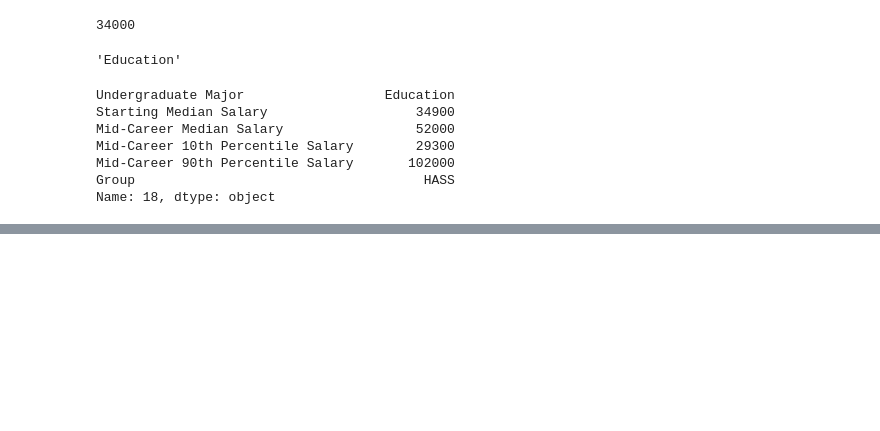
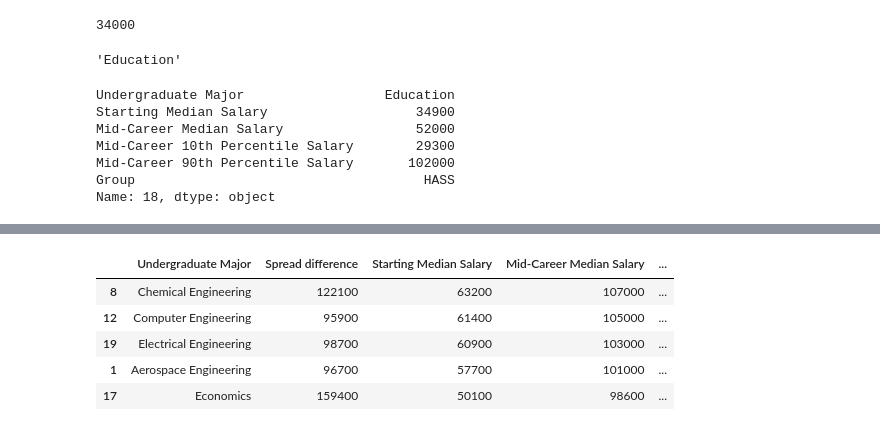
Before and after one commit to andresperezfirigua/Python-Learning-Projects, a Jupyter notebook: Data_Science/Data_Exploration/College Major vs Salary.ipynb, the cells around one changed output, grey strips where cells are left out. Cells and saved outputs as stored; diff of their text form; code cells hidden in the pictures; blank space fills up the shorter version.

```diff
--- a/Data_Science/Data_Exploration/College Major vs Salary.ipynb
+++ b/Data_Science/Data_Exploration/College Major vs Salary.ipynb
@@ -178,0 +235,3 @@ Name: 18, dtype: object
+# %%
+high_median_salary = df.sort_values('Mid-Career Median Salary', ascending=False)
+high_median_salary[['Undergraduate Major', 'Mid-Career Median Salary']].head()
@@ -178,0 +245,9 @@ Name: 18, dtype: object
+# %%
+high_median_salary.head()
+# %% [output]
+|  | Undergraduate Major | Spread difference | Starting Median Salary | Mid-Career Median Salary | ... |
+| 8 | Chemical Engineering | 122100 | 63200 | 107000 | ... |
+| 12 | Computer Engineering | 95900 | 61400 | 105000 | ... |
+| 19 | Electrical Engineering | 98700 | 60900 | 103000 | ... |
+| 1 | Aerospace Engineering | 96700 | 57700 | 101000 | ... |
+| 17 | Economics | 159400 | 50100 | 98600 | ... |
```
Also changed, not shown: parts of 9 cells of this notebook.
